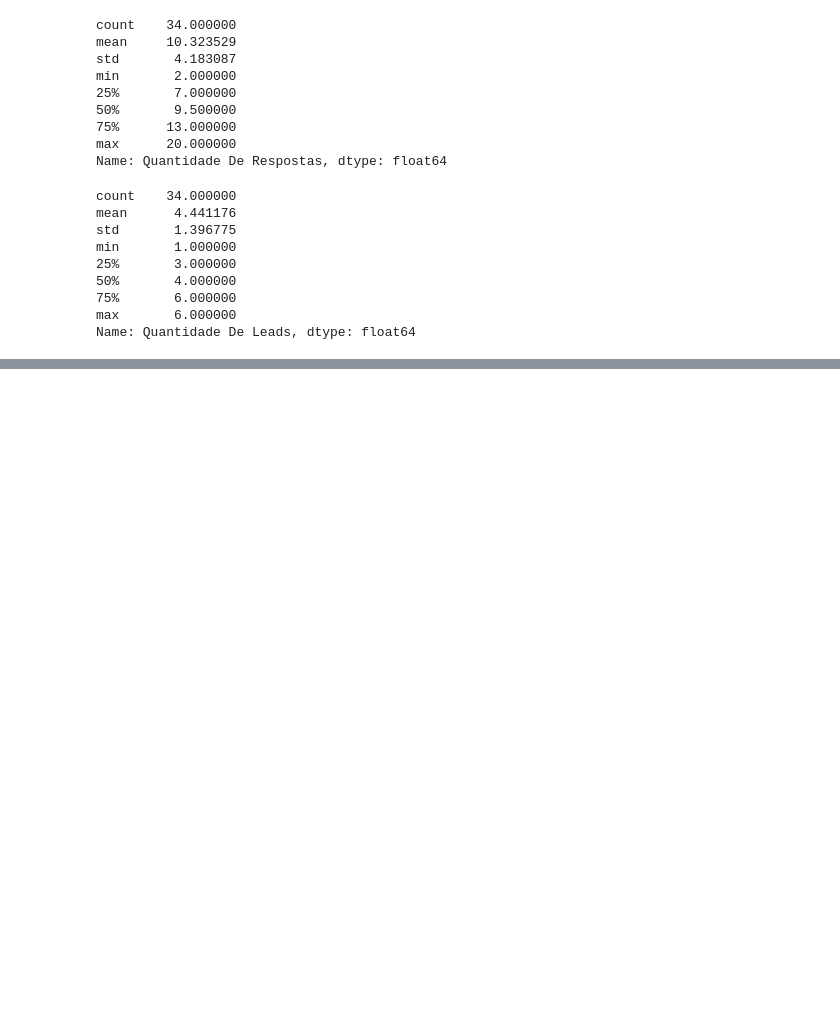
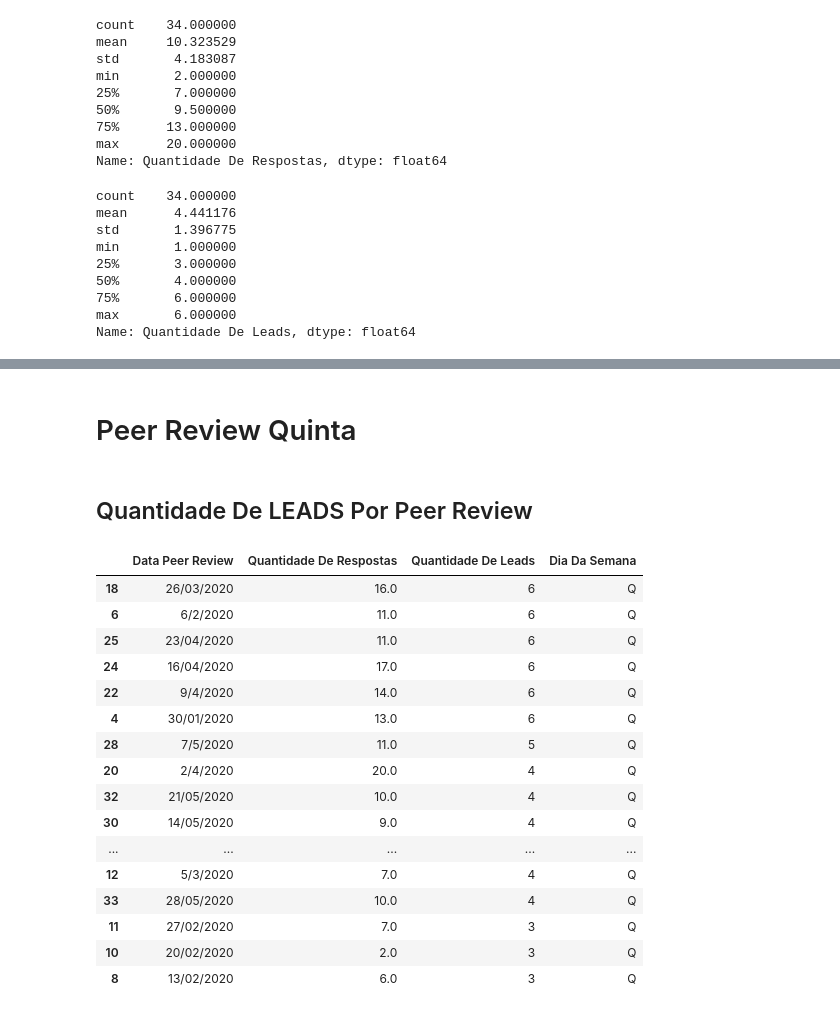
Before and after one commit to rsousadev/Peer-Review, a Jupyter notebook: Analise_Peer_Review.ipynb, the cells around one changed output, grey strips where cells are left out. Cells and saved outputs as stored; diff of their text form; code cells hidden in the pictures; blank space fills up the shorter version.

```diff
--- a/Analise_Peer_Review.ipynb
+++ b/Analise_Peer_Review.ipynb
@@ -149,0 +244,26 @@ Name: Quantidade De Leads, dtype: float64
+# %% [markdown]
+# Peer Review Quinta
+# %%
+quinta = data[data['Dia Da Semana'] == 'Q']
+# %% [markdown]
+## Quantidade De LEADS Por Peer Review
+# %%
+quinta.sort_values(['Quantidade De Leads'], ascending=[False])
+# %% [output]
+|  | Data Peer Review | Quantidade De Respostas | Quantidade De Leads | Dia Da Semana |
+| 18 | 26/03/2020 | 16.0 | 6 | Q |
+| 6 | 6/2/2020 | 11.0 | 6 | Q |
+| 25 | 23/04/2020 | 11.0 | 6 | Q |
+| 24 | 16/04/2020 | 17.0 | 6 | Q |
+| 22 | 9/4/2020 | 14.0 | 6 | Q |
+| 4 | 30/01/2020 | 13.0 | 6 | Q |
+| 28 | 7/5/2020 | 11.0 | 5 | Q |
+| 20 | 2/4/2020 | 20.0 | 4 | Q |
+| 32 | 21/05/2020 | 10.0 | 4 | Q |
+| 30 | 14/05/2020 | 9.0 | 4 | Q |
+| ... | ... | ... | ... | ... |
+| 12 | 5/3/2020 | 7.0 | 4 | Q |
+| 33 | 28/05/2020 | 10.0 | 4 | Q |
+| 11 | 27/02/2020 | 7.0 | 3 | Q |
+| 10 | 20/02/2020 | 2.0 | 3 | Q |
+| 8 | 13/02/2020 | 6.0 | 3 | Q |
```
Also changed, not shown: parts of 33 cells of this notebook.
